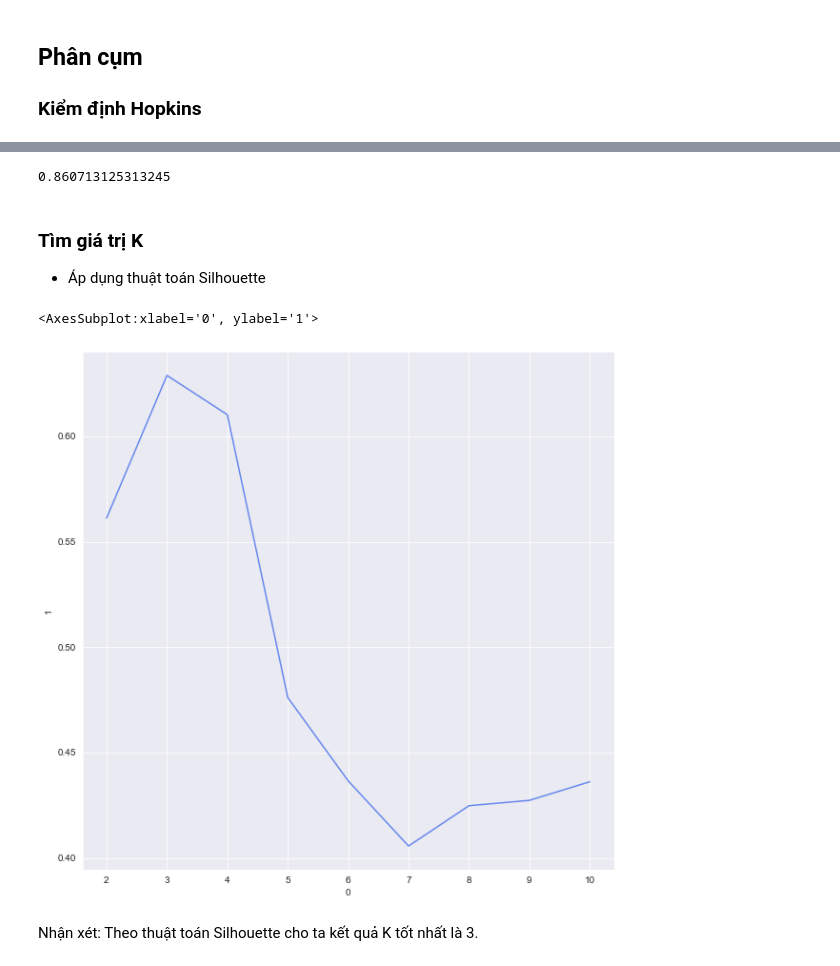
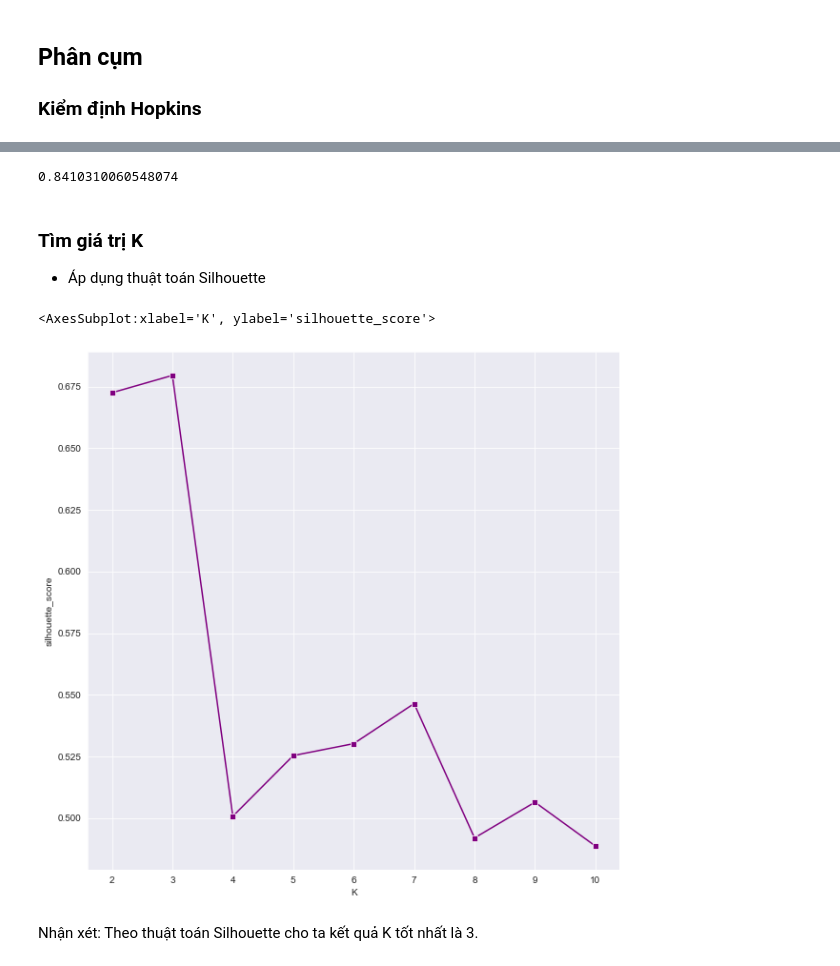
Before and after one commit to sowwnn/Analyst-Glass-Dataset-Case-Study, a Jupyter notebook: Kmeans_glass_type.ipynb, the cells around one changed output, grey strips where cells are left out. Cells and saved outputs as stored; diff of their text form; code cells hidden in the pictures.

```diff
--- a/Kmeans_glass_type.ipynb
+++ b/Kmeans_glass_type.ipynb
@@ -378,8 +367,10 @@ display.display(df_clean_minmax_nonoutline)
 ## Phân cụm
 ### Kiểm định Hopkins
 # %%
-df_final = df_clean_minmax_nonoutline
-df_final = pd.DataFrame(df_final)
+df_final = df_clean_minmax
+df_scale = pd.DataFrame(df_final)
 pca = PCA(n_components=2)
 df_final = pca.fit_transform(df_final)
 df_final = pd.DataFrame(data = df_final, columns = ['x', 'y'])
+df_final.info()
+df_final
@@ -419,25 +433,25 @@ def hopkins(X):
 # %%
 hopkins(data)
 # %% [output]
-0.860713125313245
+0.8410310060548074
 # %% [markdown]
 ### Tìm giá trị K
 - Áp dụng thuật toán Silhouette
 # %%
 from sklearn.metrics import silhouette_score
 sil = []
 
 for k in range(2,11):
     kmean = KMeans(n_clusters = k, random_state = 0).fit(data)
     sil.append([k, silhouette_score(data, kmean.labels_)])
 
 sil = pd.DataFrame(sil)
-
+sil.columns=['K','silhouette_score']
 plt.figure(figsize = (10,10))
-sns.lineplot(sil[0], sil[1])
+sns.lineplot(sil['K'], sil['silhouette_score'],style=True,markers='s',color='purple', legend = False)
 # %% [output]
-<AxesSubplot:xlabel='0', ylabel='1'>
+<AxesSubplot:xlabel='K', ylabel='silhouette_score'>
-[figure, old version]
+[figure, new version]
 # %% [markdown]
 Nhận xét: Theo thuật toán Silhouette cho ta kết quả K tốt nhất là 3.
 # %% [markdown]
```
Also changed, not shown: parts of 29 cells of this notebook, 3 other files.
